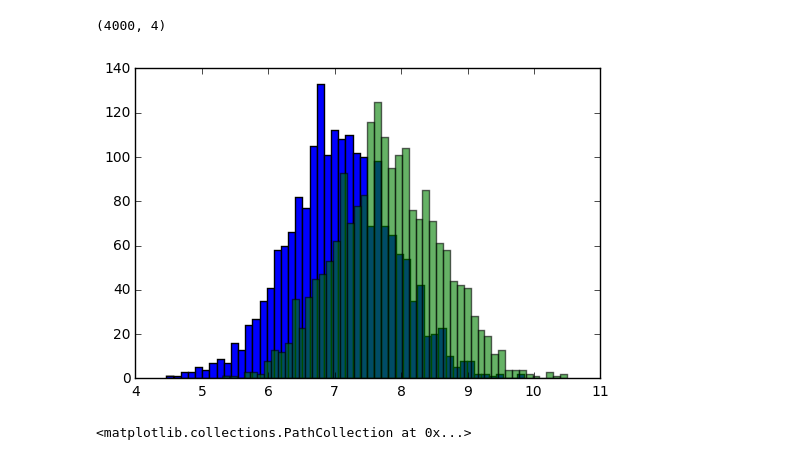
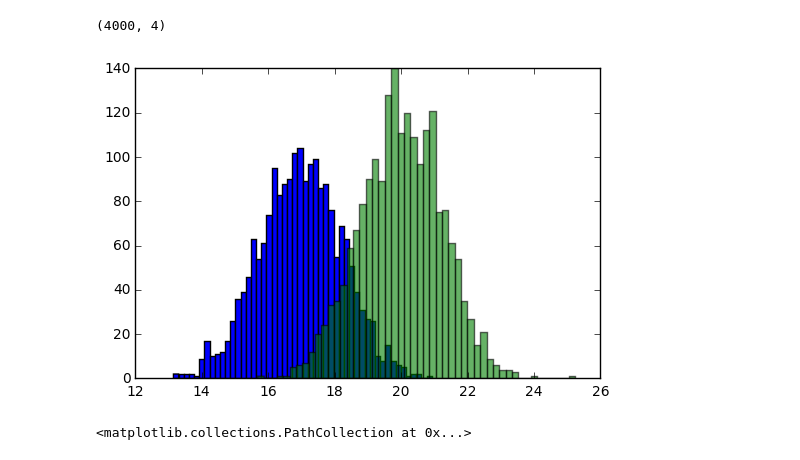
Before and after one commit to tarstars/algo_club, a Jupyter notebook: ml/gaussian_mix/gaussian_mix.ipynb, the cells around one changed output. Cells and saved outputs as stored; diff of their text form; code cells hidden in the pictures.

```diff
--- a/ml/gaussian_mix/gaussian_mix.ipynb
+++ b/ml/gaussian_mix/gaussian_mix.ipynb
@@ -60,12 +112,12 @@ def make_proj(data, w):
     pr1=data[:,:3].dot(w)
     return numpy.stack((pr1,data[:,3]), axis=1)
 # %%
-prj=make_proj(data, numpy.array([0.2, -0.5, 1]))
+prj=make_proj(data, numpy.array([1, 1, 1]))
 plt.hist(prj[prj[:, 1]<0.5][:, 0], 50)
 plt.hist(prj[prj[:, 1]>0.5][:, 0], 50, alpha=0.6)
 plt.show()
 # %% [output]
-[figure, old version]
+[figure, new version]
 # %%
 prj=make_proj(data, numpy.array([0.2, -0.5, 1]))
 x=[]
```
Also changed, not shown: parts of 12 cells of this notebook, 1 other file.
